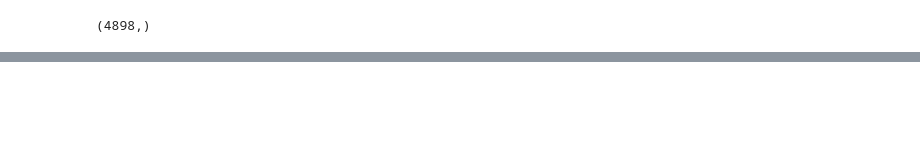
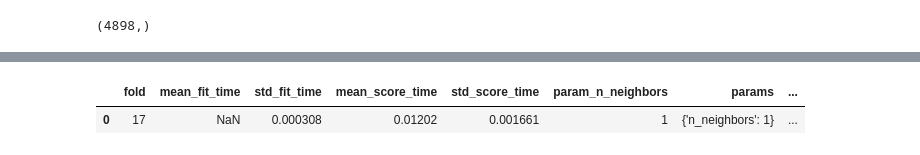
Before and after one commit to benMiniconi/Seattle2050, a Jupyter notebook: Notebooks/TP KNN.ipynb, the cells around one changed output, grey strips where cells are left out. Saved outputs shown, nothing was run; the diff lists cells and outputs as text; code cells hidden in the pictures; blank space fills up the shorter version.

```diff
--- a/Notebooks/TP KNN.ipynb
+++ b/Notebooks/TP KNN.ipynb
@@ -60,0 +297,6 @@ free sulfur dioxide
+# %%
+#best resutls in all test.
+results[results["mean_test_score"] == results["mean_test_score"].max()]
+# %% [output]
+|  | fold | mean_fit_time | std_fit_time | mean_score_time | std_score_time | param_n_neighbors | params | ... |
+| 0 | 17 | NaN | 0.000308 | 0.01202 | 0.001661 | 1 | {'n_neighbors': 1} | ... |
```
Also changed, not shown: parts of 22 cells of this notebook.
